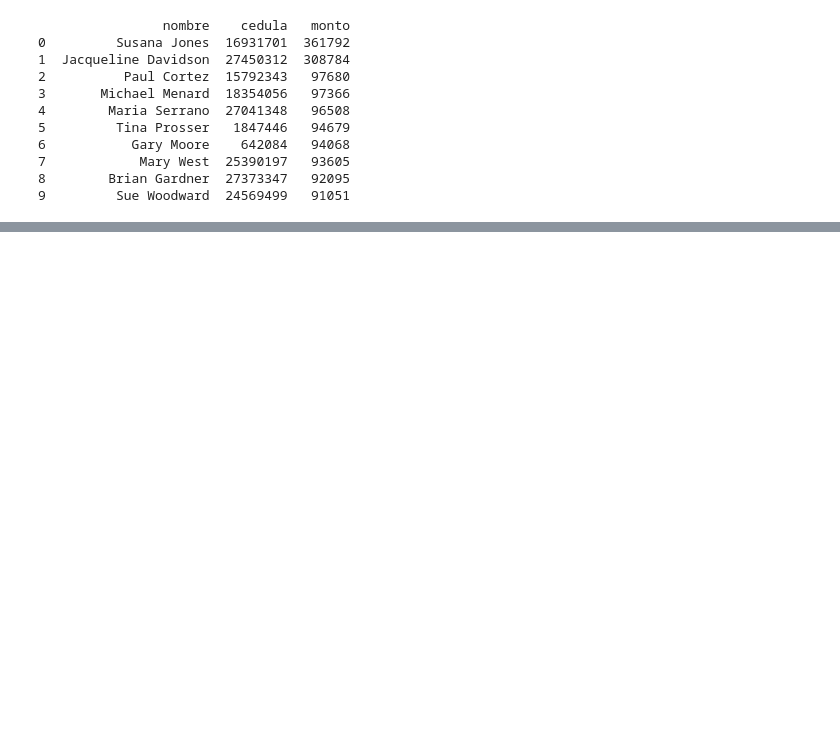
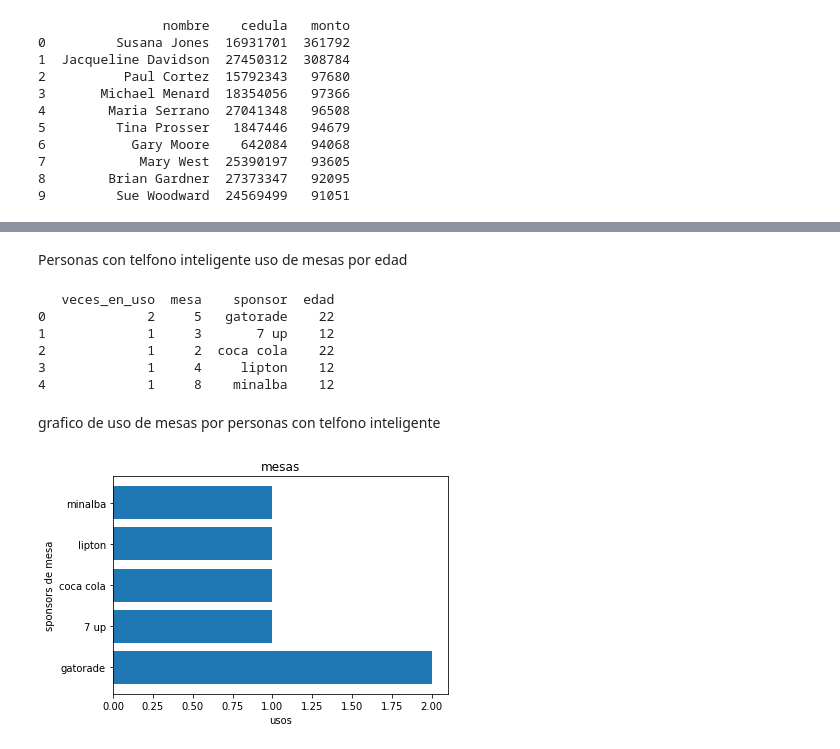
Before and after one commit to mariocata/proyecto1ABD, a Jupyter notebook: Jupyter.ipynb, the cells around one changed output, grey strips where cells are left out. Drawn from its saved outputs; the diff is of its cells as text; code cells hidden in the pictures; blank space fills up the shorter version.

```diff
--- a/Jupyter.ipynb
+++ b/Jupyter.ipynb
@@ -152,0 +172,38 @@ print(data)
+# %% [markdown]
+Personas con telfono inteligente uso de mesas por edad
+# %%
+data=pd.read_sql('''select count(*) as veces_en_uso,estadisticas_mesa.id_mesa as mesa,imagen_sponsor as sponsor, edad as edad
+from estadisticas_mesa
+inner join mesa on estadisticas_mesa.id_mesa=mesa.id_mesa
+inner join telf_inteligente on estadisticas_mesa.id_telf=telf_inteligente.id_telf
+inner join persona on persona.id_persona=telf_inteligente.id_persona
+where vacia=false
+group by mesa,sponsor,edad
+order by veces_en_uso desc''',conn)
+print(data)
+# %% [output]
+   veces_en_uso  mesa    sponsor  edad
+0             2     5   gatorade    22
+1             1     3       7 up    12
+2             1     2  coca cola    22
+3             1     4     lipton    12
+4             1     8    minalba    12
+# %% [markdown]
+grafico de uso de mesas por personas con telfono inteligente
+# %%
+data=pd.read_sql('''select count(*) as veces_en_uso,estadisticas_mesa.id_mesa as mesa,imagen_sponsor as sponsor, edad as edad
+from estadisticas_mesa
+inner join mesa on estadisticas_mesa.id_mesa=mesa.id_mesa
+inner join telf_inteligente on estadisticas_mesa.id_telf=telf_inteligente.id_telf
+inner join persona on persona.id_persona=telf_inteligente.id_persona
+where vacia=false
+group by mesa,sponsor,edad
+order by veces_en_uso desc''',conn)
+fig, ax = plt.subplots()
+ax.barh(data.sponsor, data.veces_en_uso, align='center')
+ax.set_title('mesas')
+ax.set_xlabel('usos')
+ax.set_ylabel('sponsors de mesa')
+plt.show()
+# %% [output]
+[figure, added]
```
Also changed, not shown: parts of 12 cells of this notebook.
